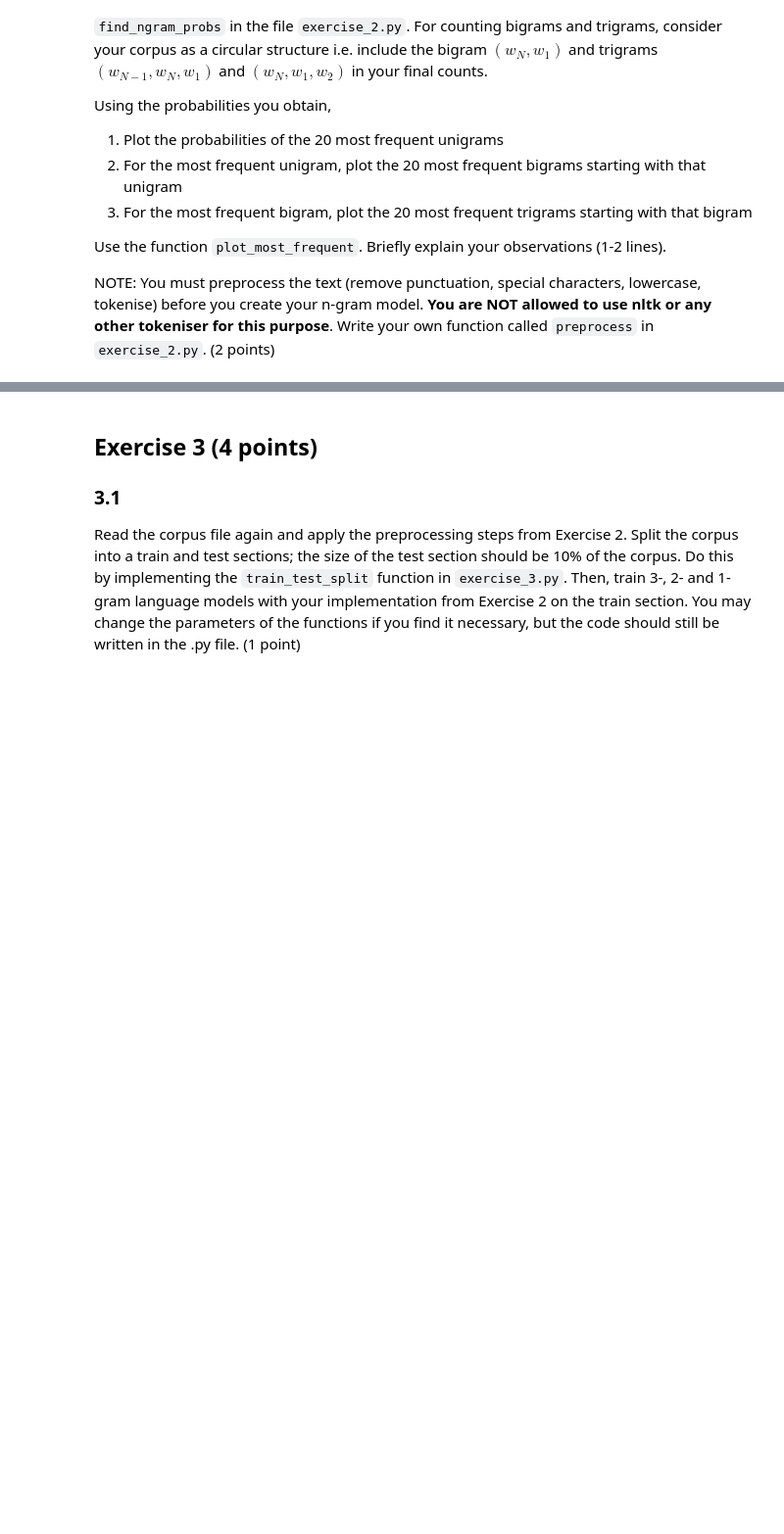
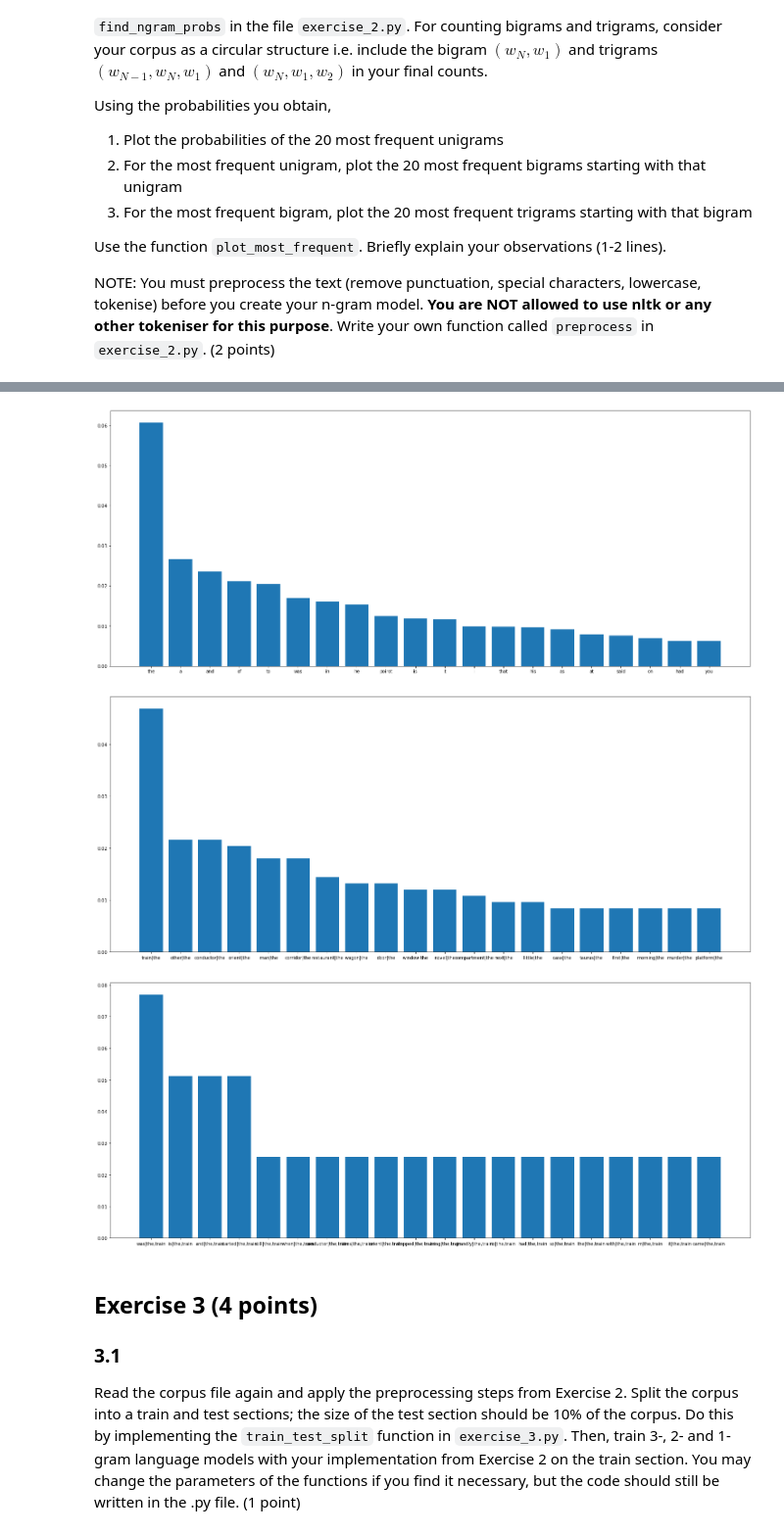
Before and after one commit to pmarkovic/snlp, a Jupyter notebook: assignment_2/Assignment2.ipynb, the cells around one changed output, grey strips where cells are left out. Shown at 98% size. Saved outputs shown, nothing was run; the diff lists cells and outputs as text; code cells hidden in the pictures; blank space fills up the shorter version.

Commit message:
Exercise 2. Need to comment results from 2.2

```diff
--- a/assignment_2/Assignment2.ipynb
+++ b/assignment_2/Assignment2.ipynb
@@ -108,31 +119,35 @@ NOTE: You must preprocess the text (remove punctuation, special characters, lowe
 # %%
 from importlib import reload
 import exercise_2
 exercise_2 = reload(exercise_2)
 
 file = open("data/orient_express.txt", "r")
 text = file.read()
 
 # TODO: Preprocess text
 tokens = exercise_2.preprocess(text)
 
 # TODO: Find conditional probabilities of unigrams, bigrams, trigrams
 """
 Modify your function call based on how you have defined find_ngram_probs
 in exercise_2.py
 """
 unigrams = exercise_2.find_ngram_probs(tokens, model='unigram')
 bigrams = exercise_2.find_ngram_probs(tokens, model='bigram')
 trigrams = exercise_2.find_ngram_probs(tokens, model='trigram')
 
 # TODO: Plot most frequent ngrams
 """
 Modify the function signature as per your definition of plot_most_frequent
 in exercise_2.py
 """
-exercise_2.plot_most_frequent(unigrams)
-exercise_2.plot_most_frequent(bigrams)
-exercise_2.plot_most_frequent(trigrams)
+start_bigram = exercise_2.plot_most_frequent(unigrams)
+start_trigram = exercise_2.plot_most_frequent(bigrams, start_bigram)
+start_fourgram = exercise_2.plot_most_frequent(trigrams, start_trigram)
+# %% [output]
+[figure, added]
+[figure, added]
+[figure, added]
 # %% [markdown]
 ## Exercise 3 (4 points)
 
```
Also changed, not shown: parts of 1 cell of this notebook, 1 other file.
